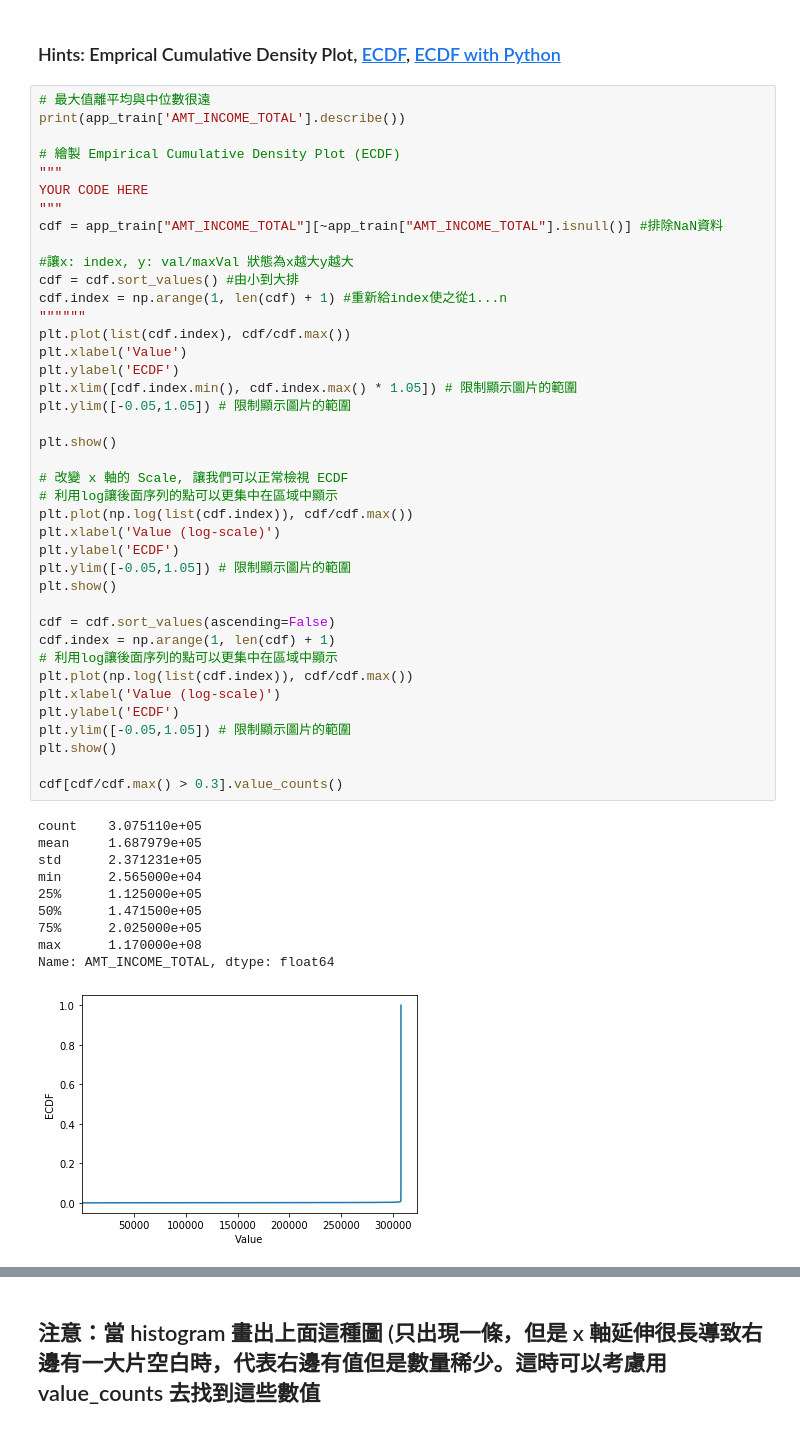
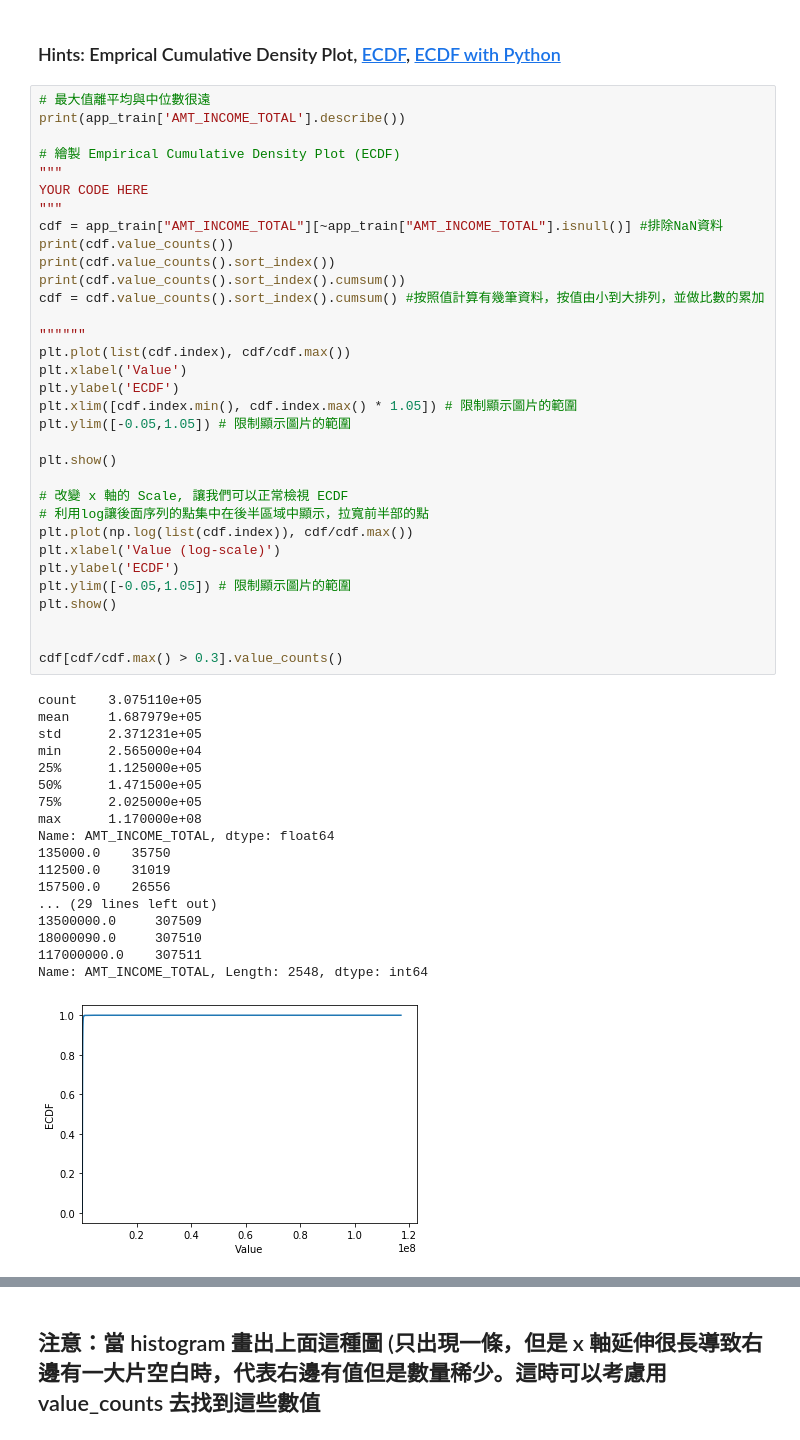
Before and after one commit to XiaoPiMao/4th-ML100Days, a Jupyter notebook: homework/Day_009_HW.ipynb, the cells around one changed output, grey strips where cells are left out. Cells and saved outputs as stored; diff of their text form.

Commit message:
Day009 cdf更正為資料值的累加比數
cdf = cdf.value_counts().sort_index().cumsum()

```diff
--- a/homework/Day_009_HW.ipynb
+++ b/homework/Day_009_HW.ipynb
@@ -112,45 +112,46 @@ print(app_train['AMT_INCOME_TOTAL'].describe())
 YOUR CODE HERE
 """
 cdf = app_train["AMT_INCOME_TOTAL"][~app_train["AMT_INCOME_TOTAL"].isnull()] #排除NaN資料
+print(cdf.value_counts())
+print(cdf.value_counts().sort_index())
+print(cdf.value_counts().sort_index().cumsum())
+cdf = cdf.value_counts().sort_index().cumsum() #按照值計算有幾筆資料，按值由小到大排列，並做比數的累加
 
-#讓x: index, y: val/maxVal 狀態為x越大y越大
-cdf = cdf.sort_values() #由小到大排
-cdf.index = np.arange(1, len(cdf) + 1) #重新給index使之從1...n
 """"""
 plt.plot(list(cdf.index), cdf/cdf.max())
 plt.xlabel('Value')
 plt.ylabel('ECDF')
 plt.xlim([cdf.index.min(), cdf.index.max() * 1.05]) # 限制顯示圖片的範圍
 plt.ylim([-0.05,1.05]) # 限制顯示圖片的範圍
 
 plt.show()
 
 # 改變 x 軸的 Scale, 讓我們可以正常檢視 ECDF
-# 利用log讓後面序列的點可以更集中在區域中顯示
+# 利用log讓後面序列的點集中在後半區域中顯示，拉寬前半部的點
 plt.plot(np.log(list(cdf.index)), cdf/cdf.max())
 plt.xlabel('Value (log-scale)')
 plt.ylabel('ECDF')
 plt.ylim([-0.05,1.05]) # 限制顯示圖片的範圍
 plt.show()
 
-cdf = cdf.sort_values(ascending=False)
-cdf.index = np.arange(1, len(cdf) + 1)
-# 利用log讓後面序列的點可以更集中在區域中顯示
-plt.plot(np.log(list(cdf.index)), cdf/cdf.max())
-plt.xlabel('Value (log-scale)')
-plt.ylabel('ECDF')
-plt.ylim([-0.05,1.05]) # 限制顯示圖片的範圍
-plt.show()
 
 cdf[cdf/cdf.max() > 0.3].value_counts()
 # %% [output]
 count    3.075110e+05
 mean     1.687979e+05
 std      2.371231e+05
 min      2.565000e+04
 25%      1.125000e+05
 50%      1.471500e+05
 75%      2.025000e+05
 max      1.170000e+08
 Name: AMT_INCOME_TOTAL, dtype: float64
+135000.0    35750
+112500.0    31019
+157500.0    26556
+... (29 lines left out)
+13500000.0     307509
+18000090.0     307510
+117000000.0    307511
+Name: AMT_INCOME_TOTAL, Length: 2548, dtype: int64
-[figure, old version]
+[figure, new version]
```
Also changed, not shown: parts of 3 cells of this notebook.
